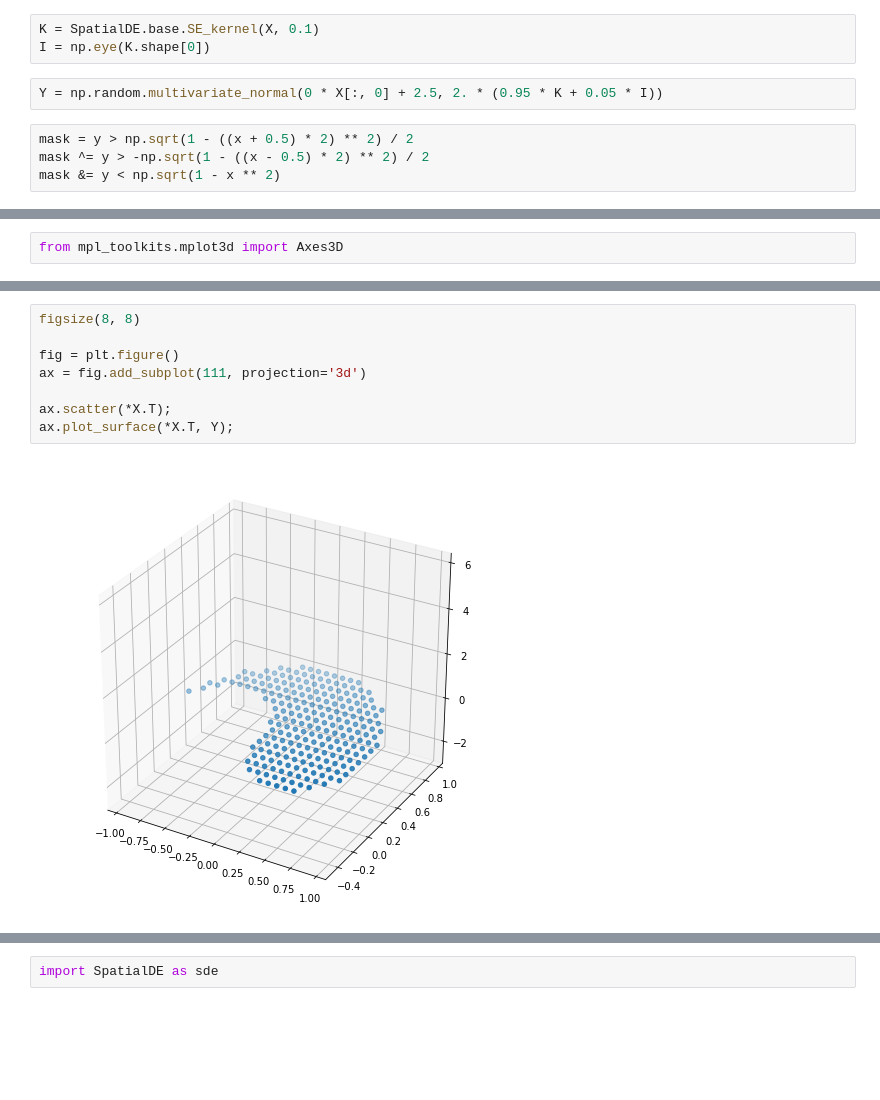
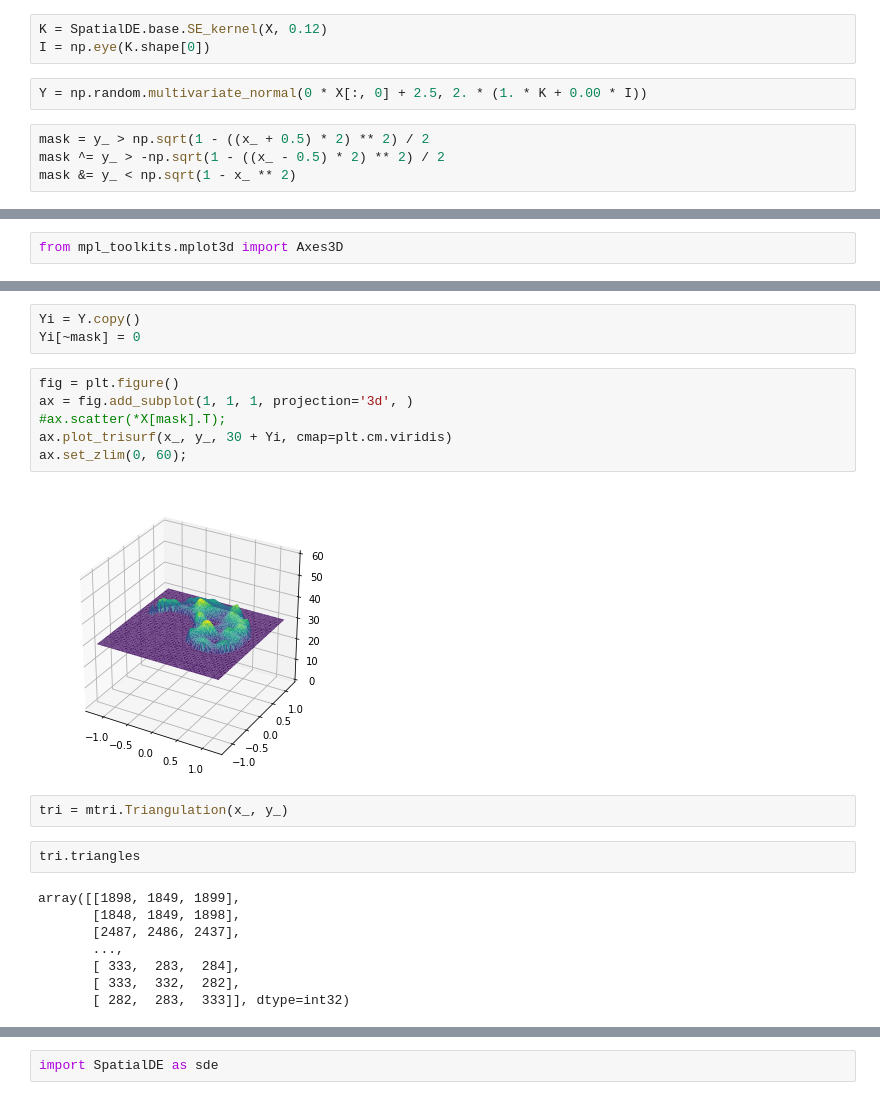
Before and after one commit to Teichlab/SpatialDE, a Jupyter notebook: Analysis/Theory/Example Spatial Patterns.ipynb, the cells around one changed output, grey strips where cells are left out. Drawn from its saved outputs; the diff is of its cells as text; blank space fills up the shorter version.

Commit message:
Made 3d plot

```diff
--- a/Analysis/Theory/Example Spatial Patterns.ipynb
+++ b/Analysis/Theory/Example Spatial Patterns.ipynb
@@ -30,12 +42,12 @@ X = np.vstack((x, y)).T
 # %%
 import SpatialDE
 # %%
-K = SpatialDE.base.SE_kernel(X, 0.1)
+K = SpatialDE.base.SE_kernel(X, 0.12)
 I = np.eye(K.shape[0])
 # %%
-Y = np.random.multivariate_normal(0 * X[:, 0] + 2.5, 2. * (0.95 * K + 0.05 * I))
+Y = np.random.multivariate_normal(0 * X[:, 0] + 2.5, 2. * (1. * K + 0.00 * I))
 # %%
-mask = y > np.sqrt(1 - ((x + 0.5) * 2) ** 2) / 2
-mask ^= y > -np.sqrt(1 - ((x - 0.5) * 2) ** 2) / 2
-mask &= y < np.sqrt(1 - x ** 2)
+mask = y_ > np.sqrt(1 - ((x_ + 0.5) * 2) ** 2) / 2
+mask ^= y_ > -np.sqrt(1 - ((x_ - 0.5) * 2) ** 2) / 2
+mask &= y_ < np.sqrt(1 - x_ ** 2)
 # %%
@@ -89,10 +134,23 @@ ax.scatter(*X.T, Y);
+# %%
+Yi = Y.copy()
+Yi[~mask] = 0
 # %%
-figsize(8, 8)
-
 fig = plt.figure()
-ax = fig.add_subplot(111, projection='3d')
-
-ax.scatter(*X.T);
-ax.plot_surface(*X.T, Y);
+ax = fig.add_subplot(1, 1, 1, projection='3d', )
+#ax.scatter(*X[mask].T);
+ax.plot_trisurf(x_, y_, 30 + Yi, cmap=plt.cm.viridis)
+ax.set_zlim(0, 60);
 # %% [output]
-[figure, old version]
+[figure, new version]
+# %%
+tri = mtri.Triangulation(x_, y_)
+# %%
+tri.triangles
+# %% [output]
+array([[1898, 1849, 1899],
+       [1848, 1849, 1898],
+       [2487, 2486, 2437],
+       ...,
+       [ 333,  283,  284],
+       [ 333,  332,  282],
+       [ 282,  283,  333]], dtype=int32)
```
Also changed, not shown: parts of 24 cells of this notebook, 6 other files.
